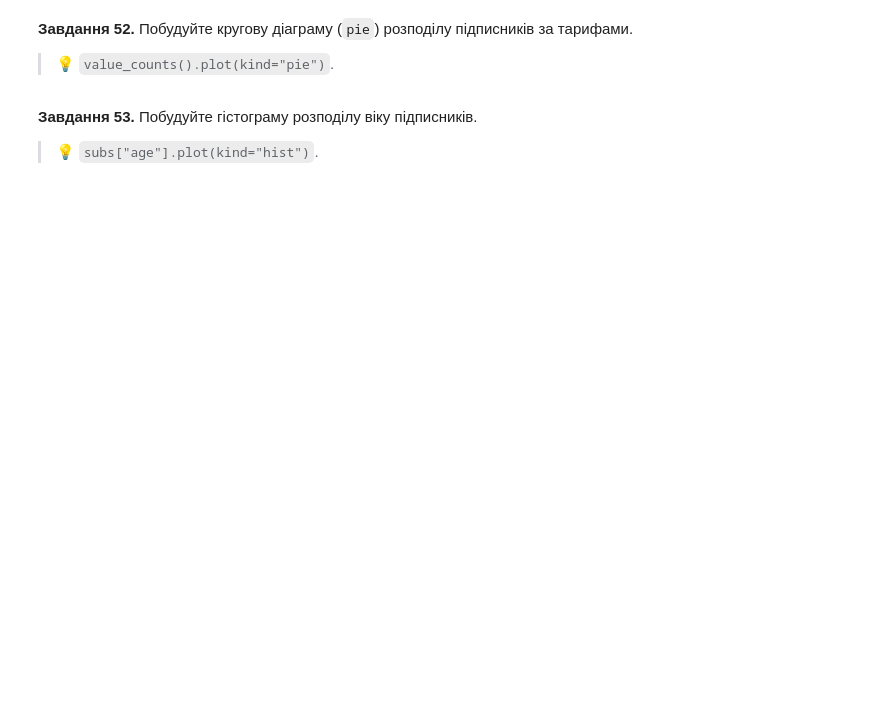
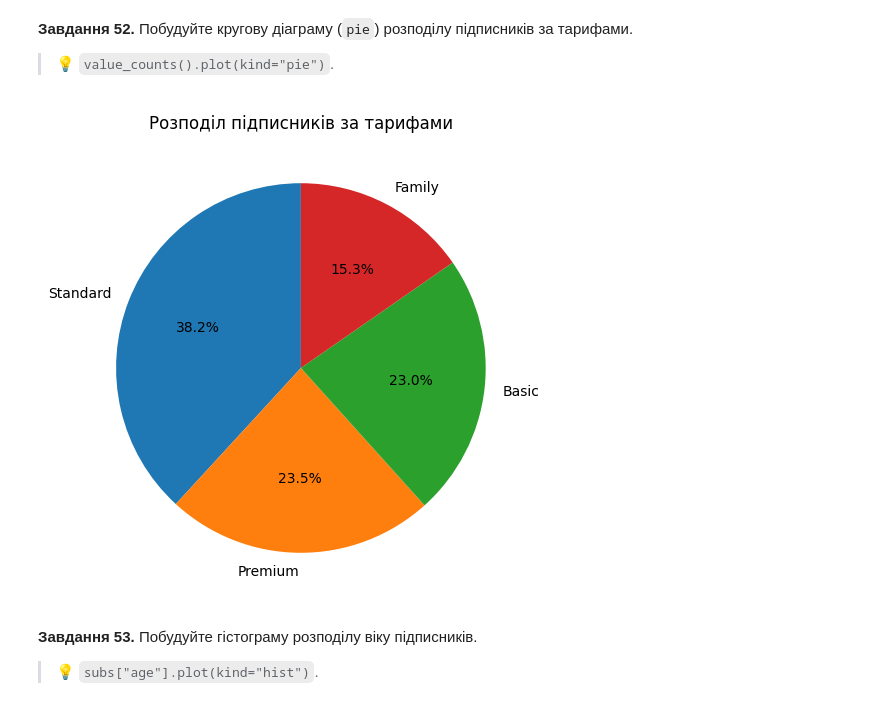
Before and after one commit to NadiiaIvashchuk/DTA_2026, a Jupyter notebook: classmade/pandas_viz_practice.ipynb, the cells around one changed output. Drawn from its saved outputs; the diff is of its cells as text; code cells hidden in the pictures; blank space fills up the shorter version.

```diff
--- a/classmade/pandas_viz_practice.ipynb
+++ b/classmade/pandas_viz_practice.ipynb
@@ -978,3 +980,17 @@ pandas вміє будувати швидкі графіки прямо з да
+# %%
+# Завдання 52:
+subs['plan'].value_counts().plot(
+    kind="pie",
+    autopct='%1.1f%%',
+    ylabel='',
+    figsize=(6,6),
+    startangle=90
+)
+
+plt.title('Pозподіл підписників за тарифами')
+plt.show()
+# %% [output]
+[figure, added]
 # %% [markdown]
 **Завдання 53.** Побудуйте гістограму розподілу віку підписників.
 
```
Also changed, not shown: parts of 31 cells of this notebook.
